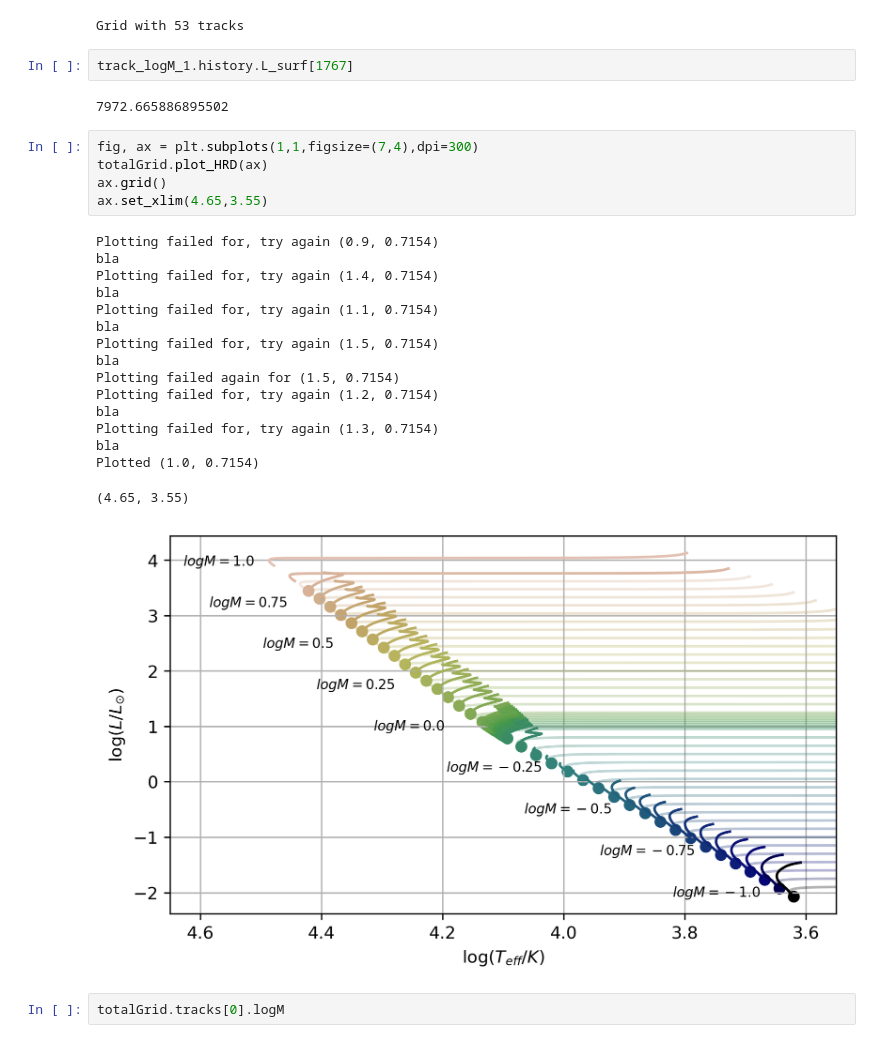
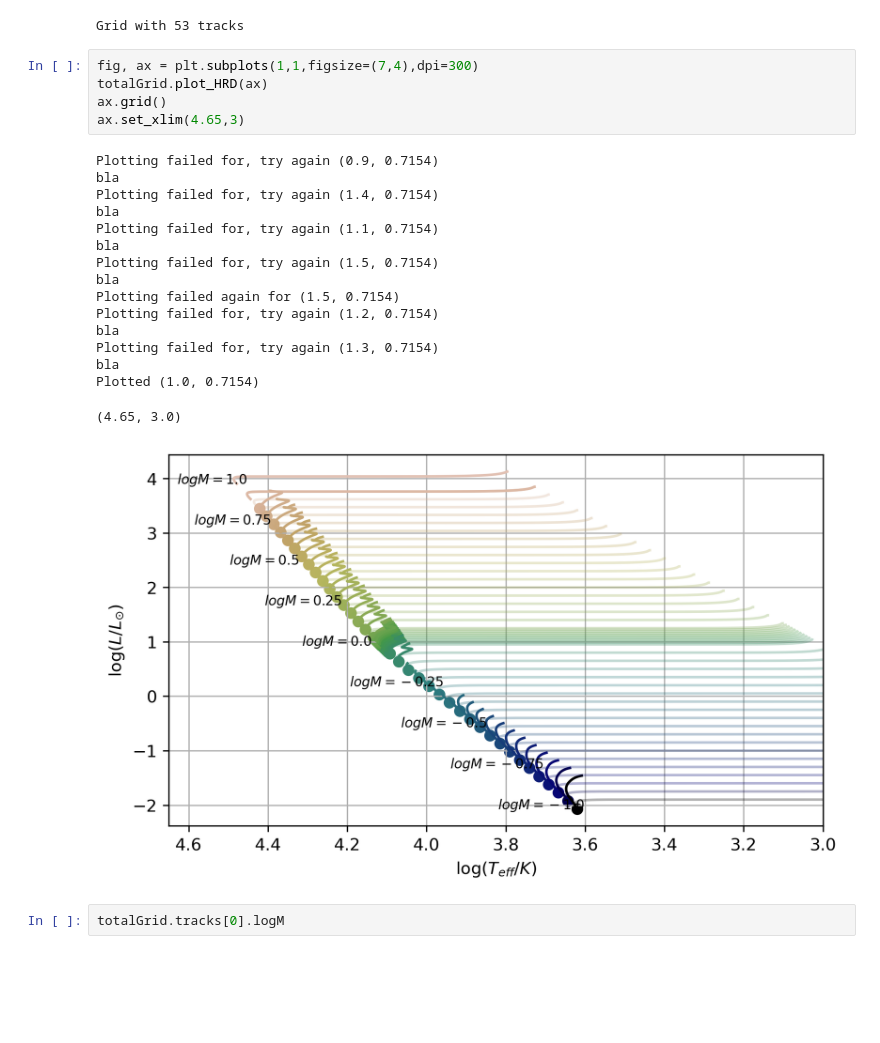
Before and after one commit to Jems-jl/Jems.jl, a Jupyter notebook: Figures/Pythonplots/dualgrid3.ipynb, the cells around one changed output. Cells and saved outputs as stored; diff of their text form; blank space fills up the shorter version.

```diff
--- a/Figures/Pythonplots/dualgrid3.ipynb
+++ b/Figures/Pythonplots/dualgrid3.ipynb
@@ -203,32 +203,28 @@ tracks = [Track(path) for path in paths]
 totalGrid = Grid(tracks)
 # %% [output]
 Grid with 53 tracks
-# %%
-track_logM_1.history.L_surf[1767]
-# %% [output]
-7972.665886895502
 # %%
 fig, ax = plt.subplots(1,1,figsize=(7,4),dpi=300)
 totalGrid.plot_HRD(ax)
 ax.grid()
-ax.set_xlim(4.65,3.55)
+ax.set_xlim(4.65,3)
 # %% [output]
 Plotting failed for, try again (0.9, 0.7154)
 bla
 Plotting failed for, try again (1.4, 0.7154)
 bla
 Plotting failed for, try again (1.1, 0.7154)
 bla
 Plotting failed for, try again (1.5, 0.7154)
 bla
 Plotting failed again for (1.5, 0.7154)
 Plotting failed for, try again (1.2, 0.7154)
 bla
 Plotting failed for, try again (1.3, 0.7154)
 bla
 Plotted (1.0, 0.7154)
-(4.65, 3.55)
+(4.65, 3.0)
-[figure, old version]
+[figure, new version]
 # %%
 totalGrid.tracks[0].logM
 # %% [output]
```
Also changed, not shown: 4 other files.
